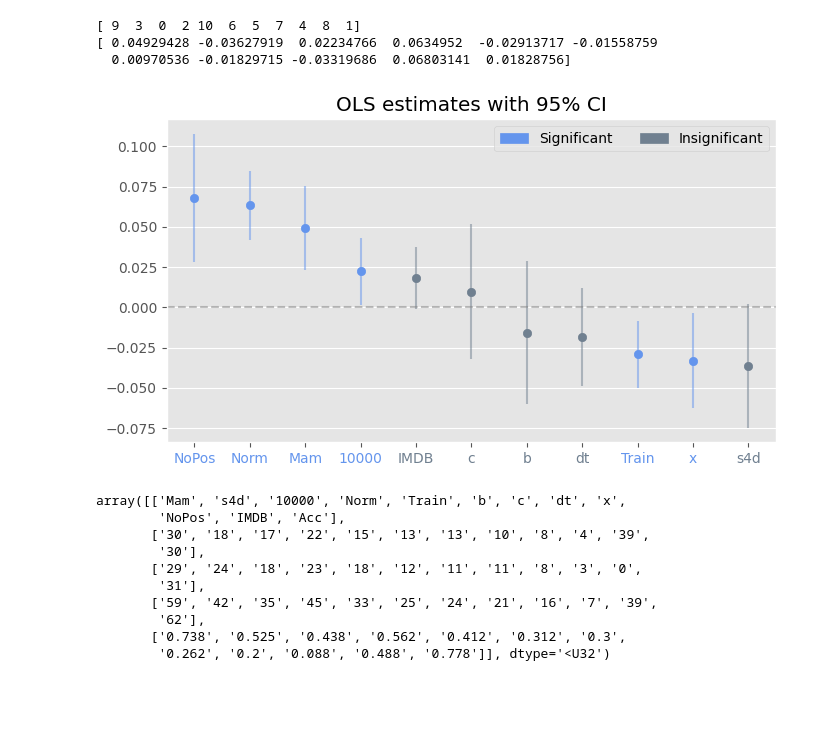
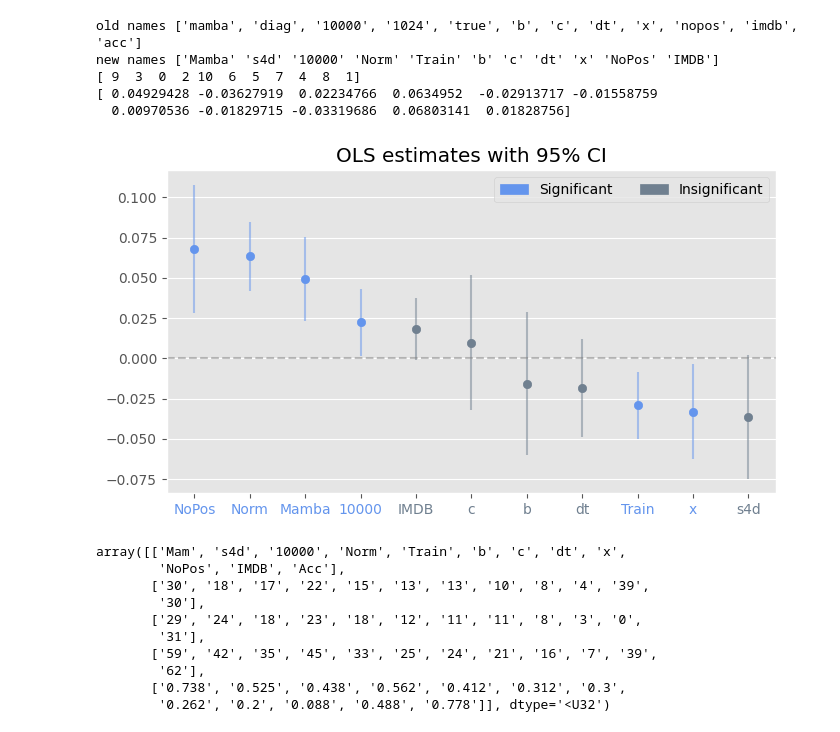
Before and after one commit to KarlUlbaek/Deep-Learning-with-State-Spaces-for-Efficient-Sequence-Modeling, a Jupyter notebook: code/src/s4_playground/plotting/pos_emb.ipynb, the cells around one changed output. Drawn from its saved outputs; the diff is of its cells as text; code cells hidden in the pictures; blank space fills up the shorter version.

```diff
--- a/code/src/s4_playground/plotting/pos_emb.ipynb
+++ b/code/src/s4_playground/plotting/pos_emb.ipynb
@@ -20,7 +20,7 @@ def OSL_data_old(path = "data/exp2/IMDBtoken_pos2_val.csv"):
    imdb = True if "IMDB" in path else False
    vars = ["mamba", "diag","10000", "1024", "true"]
    bonus_vars = ["b", "c", "dt", "x"]
-   final_vars = ["no_emb", "imdb","acc"]
+   final_vars = ["nopos", "imdb","acc"]
    all_vars = vars + bonus_vars + final_vars
    num_vars = len(all_vars)
    old_names = list(df.columns)
@@ -182,7 +181,9 @@ plt.style.use("ggplot")
 num_vars = len(fit.params[1:])
 
 params_ = np.array(fit.params[1:])
-all_vars_ = np.array(["Mam", "s4d", "10000", "Norm", "Train", "b", "c", "dt", "x", "NoPos", "IMDB"])#np.array(all_vars[:-1])
+all_vars_ = np.array(["Mamba", "s4d", "10000", "Norm", "Train", "b", "c", "dt", "x", "NoPos","IMDB"])#np.array(all_vars[:-1])
+print("old names", all_vars)
+print("new names",all_vars_)
 se_ = np.array(fit.bse[1:])
 sorted_args = np.argsort(params_)[::-1]
 print(sorted_args)
@@ -201,34 +202,36 @@ for i in range(num_vars):
       color="cornflowerblue"
       alpha=1.
    else:
       color="slategray"
       alpha=0.6
    colors.append(color)
    plt.scatter(i, params[i], color=color)
    plt.vlines(i, params[i]-1.96*se[i], params[i]+1.96*se[i], color=color, alpha=0.5)
 
 plt.xticks(range(num_vars), all_var_names)
 for xtick, color in zip(ax.get_xticklabels(), colors):
     xtick.set_color(color)
 
 import matplotlib.patches as mpatches
 red_patch = [
            mpatches.Patch(color='cornflowerblue', label='Significant'),
            mpatches.Patch(color='slategray', label='Insignificant'),
           ]
 
 plt.legend(handles=red_patch, ncol=2)
 
 plt.axhline(0, color="gray", alpha=0.5, linestyle="--")
 plt.grid(axis="x")
 plt.title("OLS estimates with 95% CI")
 plt.tight_layout()
 plt.savefig(f"data/exp2/ols_coef_ci_pos_emb.png", dpi=200)
 # %% [output]
+old names ['mamba', 'diag', '10000', '1024', 'true', 'b', 'c', 'dt', 'x', 'nopos', 'imdb', 'acc']
+new names ['Mamba' 's4d' '10000' 'Norm' 'Train' 'b' 'c' 'dt' 'x' 'NoPos' 'IMDB']
 [ 9  3  0  2 10  6  5  7  4  8  1]
 [ 0.04929428 -0.03627919  0.02234766  0.0634952  -0.02913717 -0.01558759
   0.00970536 -0.01829715 -0.03319686  0.06803141  0.01828756]
-[figure, old version]
+[figure, new version]
 # %%
 all_vars__ = np.array(["Mam", "s4d", "10000", "Norm", "Train", "b", "c", "dt", "x", "NoPos", "IMDB", "Acc"])
 
```
Also changed, not shown: parts of 4 cells of this notebook, 4 other files.
